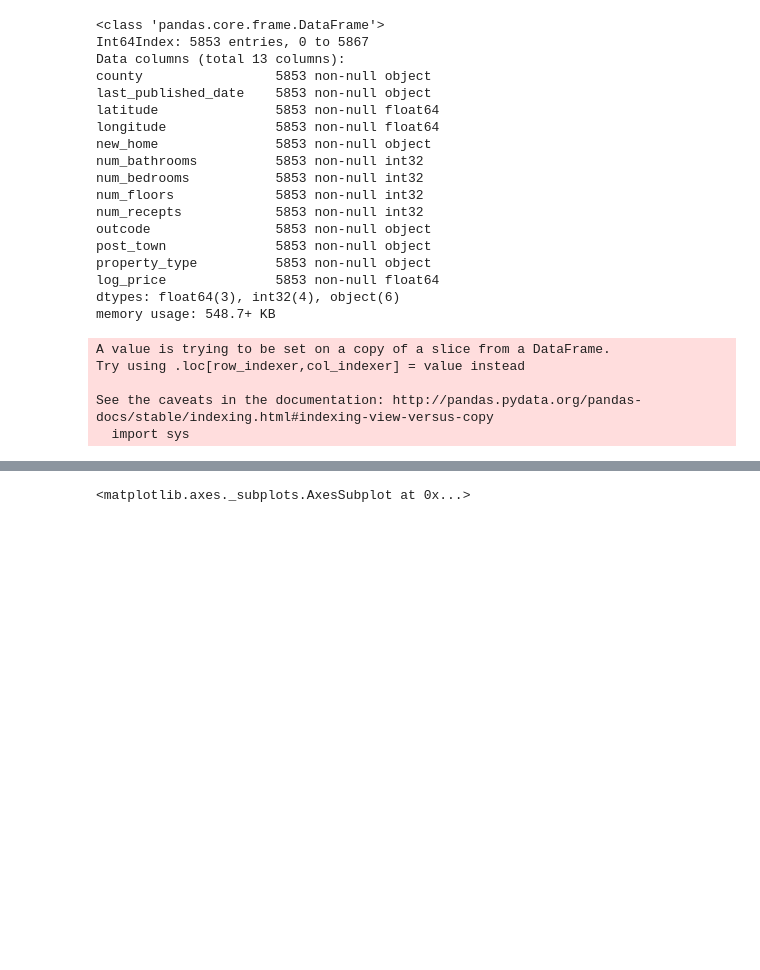
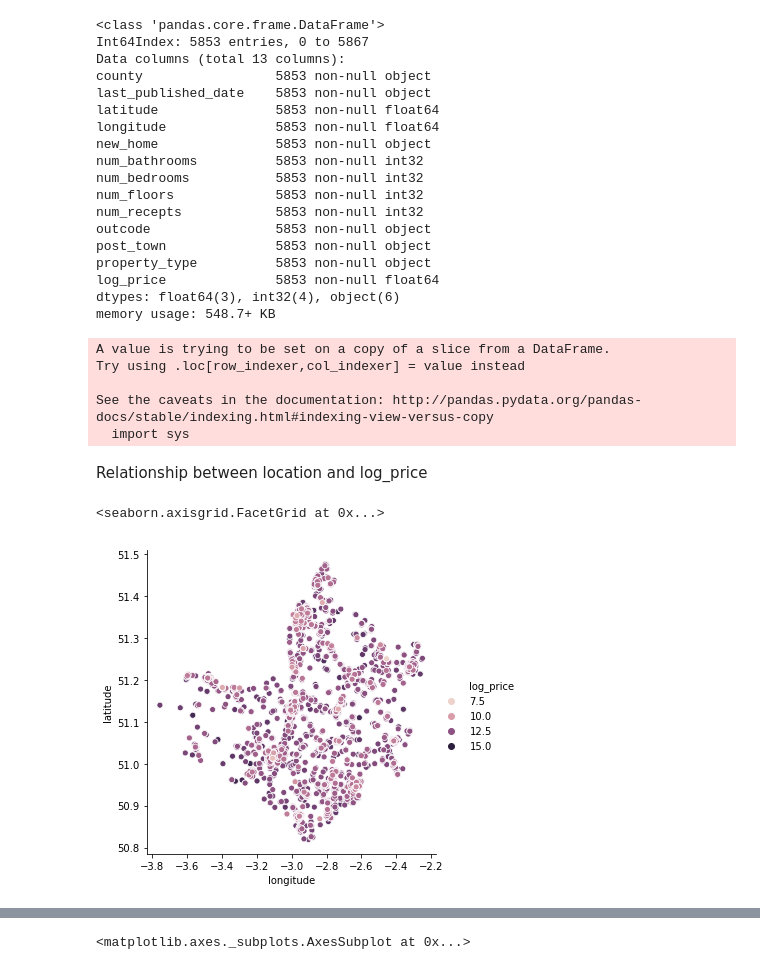
Before and after one commit to green-fox-academy/tedlsx, a Jupyter notebook: week-7/house_price_project/house_price.ipynb, the cells around one changed output, grey strips where cells are left out. Saved outputs shown, nothing was run; the diff lists cells and outputs as text; code cells hidden in the pictures; blank space fills up the shorter version.

Commit message:
modify the data

```diff
--- a/week-7/house_price_project/house_price.ipynb
+++ b/week-7/house_price_project/house_price.ipynb
@@ -207,3 +207,10 @@ Try using .loc[row_indexer,col_indexer] = value instead
 
 See the caveats in the documentation: http://pandas.pydata.org/pandas-docs/stable/indexing.html#indexing-view-versus-copy
   import sys
+# %% [markdown]
+Relationship between location and log_price
+# %%
+sns.relplot(x="longitude", y="latitude", hue="log_price", data=df_drop_zeroprice)
+# %% [output]
+<seaborn.axisgrid.FacetGrid at 0x...>
+[figure, added]
```
Also changed, not shown: parts of 17 cells of this notebook, 6 other files.
